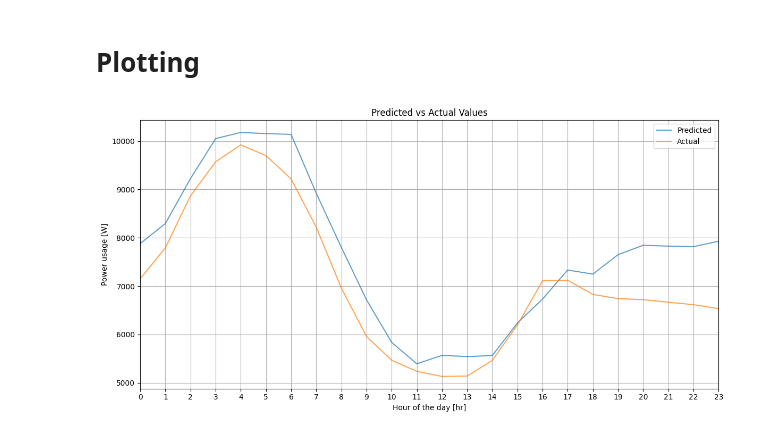
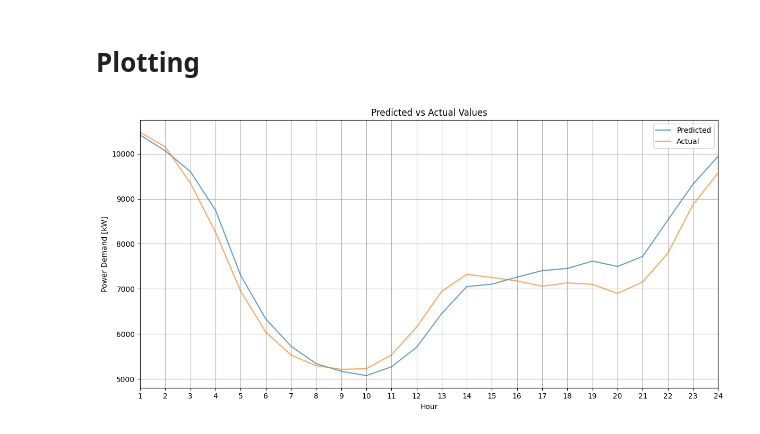
Before and after one commit to honeybear24/power-forecasting-capstone, a Jupyter notebook: scripts/best_CNN.ipynb, the cells around one changed output. Cells and saved outputs as stored; diff of their text form; code cells hidden in the pictures.

Commit message:
Plotting works! The hours are a bit wonky (some may call it perfect) though.

```diff
--- a/scripts/best_CNN.ipynb
+++ b/scripts/best_CNN.ipynb
@@ -127,0 +131,9 @@ model.save(model_dir)
+# %%
+# Make predictions
+model_dir = os.path.join("..", "models", "cnn_best_model_2.keras")
+model = models.load_model(model_dir)
+
+Y_pred = model.predict(X_test)  # Predict on X_test
+
+# Convert predictions to a DataFrame
+Y_pred_df = pd.DataFrame(Y_pred)
@@ -191,21 +199,22 @@ MAPE = 9.856%.
 # %% [markdown]
 # Plotting
 # %%
-random_test_day = 100
+random_test_day = 80
 
 # Create a simple plot comparing predictions vs actual values
 plt.figure(figsize=(12, 6))
-plt.plot(Y_pred[random_test_day], label='Predicted', alpha=0.7)
-plt.plot(y_test[random_test_day], label='Actual', alpha=0.7)
+times = np.arange(1,25,1)
+plt.plot(times, Y_pred[random_test_day], label='Predicted', alpha=0.7)
+plt.plot(times, y_test[random_test_day], label='Actual', alpha=0.7)
 plt.title('Predicted vs Actual Values')
 plt.xlabel('Hour')
 plt.ylabel('Power Demand [kW]')
 
-plt.xlim(0, 23)
-plt.xticks(np.arange(0, 24, 1))
+plt.xlim(1, 24)
+plt.xticks(np.arange(1, 25, 1))
 
 plt.legend()
 plt.grid(True)
 plt.tight_layout()
 # %% [output]
-[figure, old version]
+[figure, new version]
```
Also changed, not shown: parts of 9 cells of this notebook.
